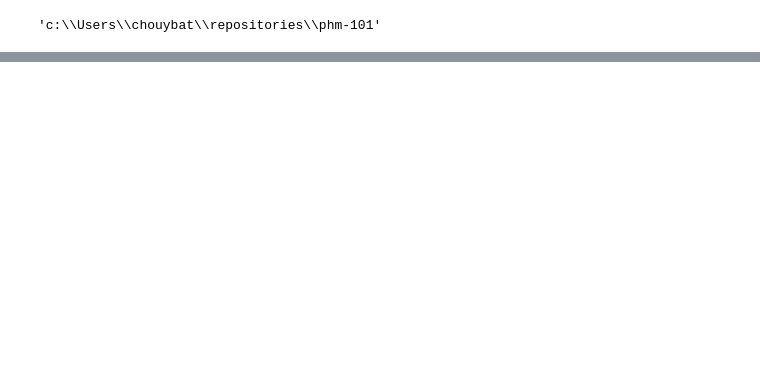
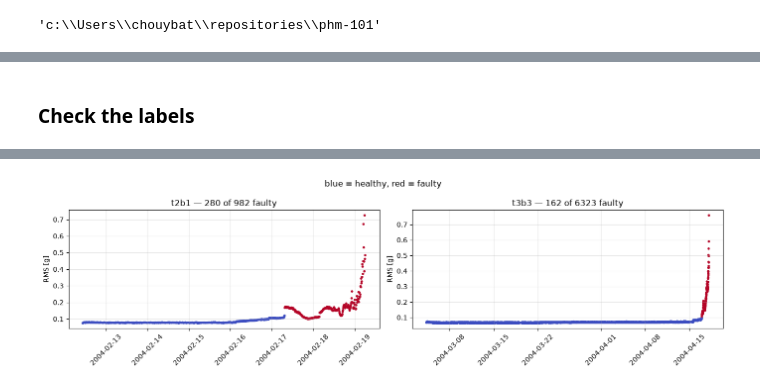
Before and after one commit to imran-git-000/phm-101, a Jupyter notebook: notebooks/ims_eda.ipynb, the cells around one changed output, grey strips where cells are left out. Cells and saved outputs as stored; diff of their text form; code cells hidden in the pictures; blank space fills up the shorter version.

```diff
--- a/notebooks/ims_eda.ipynb
+++ b/notebooks/ims_eda.ipynb
@@ -111,0 +266,17 @@ with one rule fitted across all of them.
+# %% [markdown]
+### Check the labels
+# %%
+fig, axes = plt.subplots(1, 2, figsize=(14, 4))
+
+for ax, channel in zip(axes, ['t2b1', 't3b3']):
+    d = loader.load(channel)
+    f = time_features(d.signals)
+    ax.scatter(d.timestamps, f['rms'], c=d.labels, cmap='coolwarm', s=6)
+    ax.set_title(f'{channel} — {int(d.labels.sum())} of {len(d)} faulty')
+    ax.set_ylabel('RMS [g]')
+    ax.tick_params(axis='x', labelrotation=45)
+    ax.grid(alpha=0.3)
+
+fig.suptitle('blue = healthy, red = faulty')
+fig.tight_layout()
+# %% [output]
@@ -111,0 +287 @@ with one rule fitted across all of them.
+[figure, added]
```
Also changed, not shown: parts of 26 cells of this notebook.
